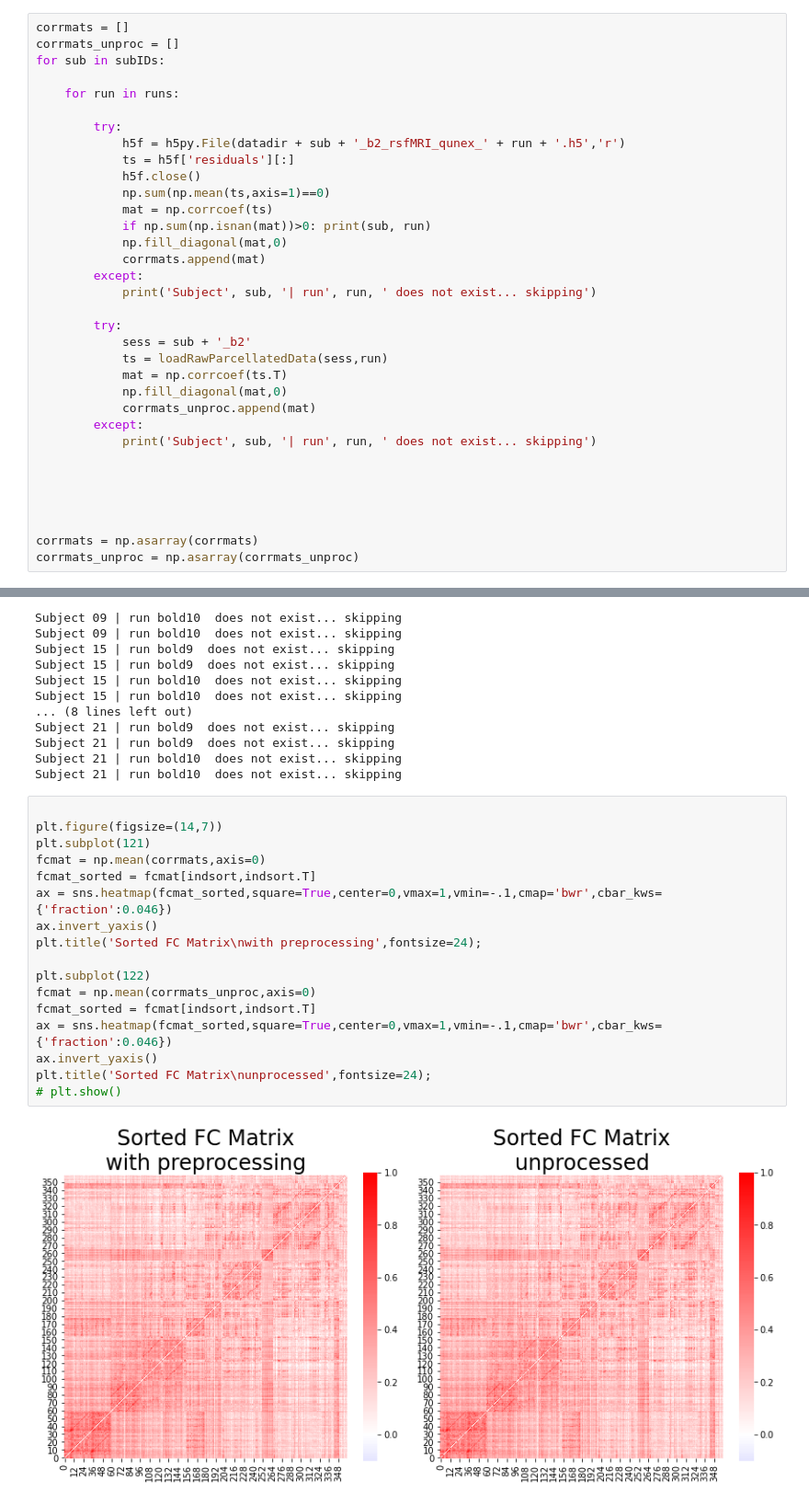
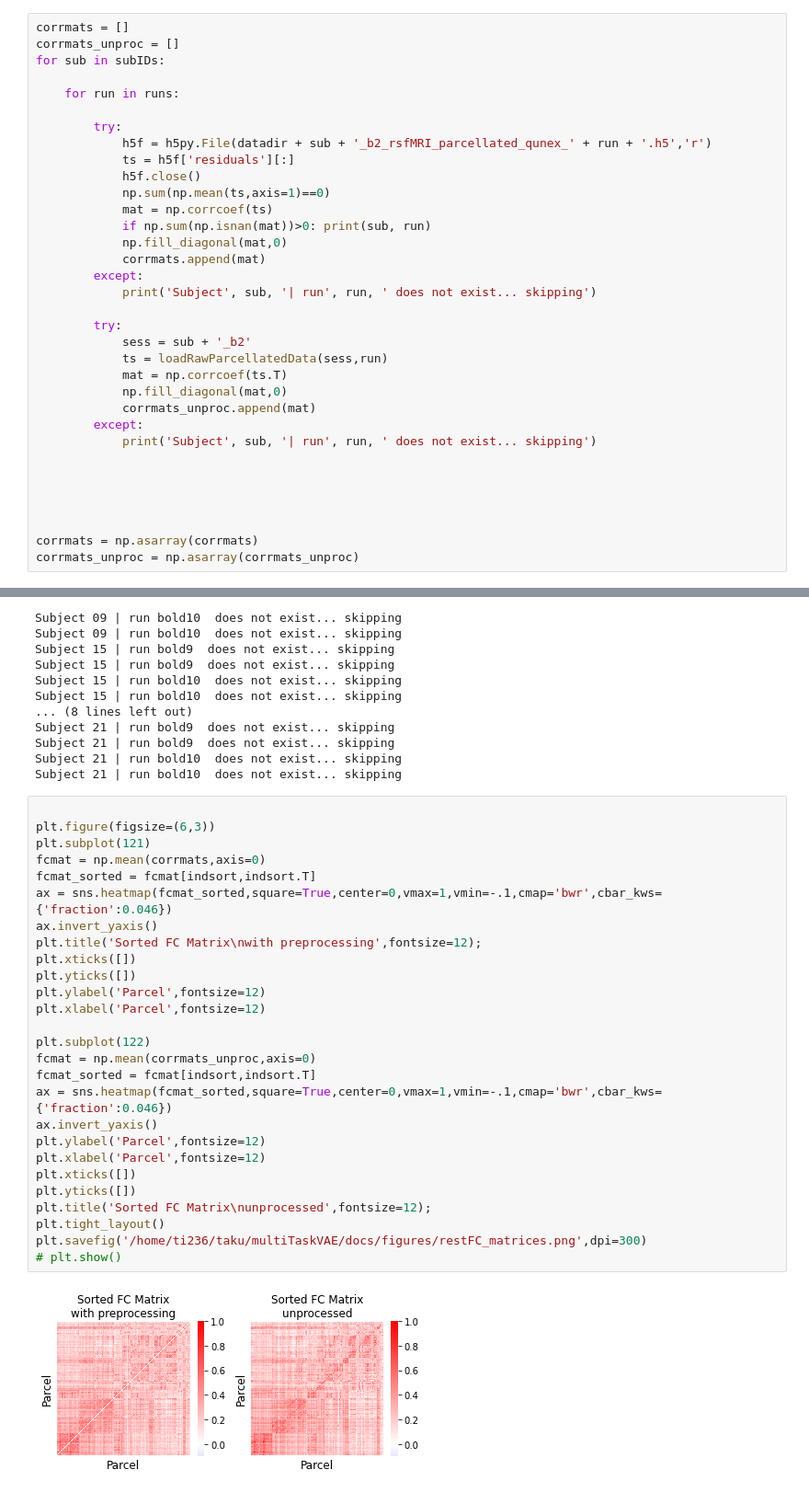
Before and after one commit to ito-takuya/mdtb_data, a Jupyter notebook: scripts/rsfc_validation.ipynb, the cells around one changed output, grey strips where cells are left out. Shown at 92% size. Cells and saved outputs as stored; diff of their text form.

```diff
--- a/scripts/rsfc_validation.ipynb
+++ b/scripts/rsfc_validation.ipynb
@@ -44,7 +44,7 @@ for sub in subIDs:
     for run in runs:
 
         try:
-            h5f = h5py.File(datadir + sub + '_b2_rsfMRI_qunex_' + run + '.h5','r')
+            h5f = h5py.File(datadir + sub + '_b2_rsfMRI_parcellated_qunex_' + run + '.h5','r')
             ts = h5f['residuals'][:]
             h5f.close()
             np.sum(np.mean(ts,axis=1)==0)
@@ -93,20 +93,30 @@ Subject 21 | run bold10  does not exist... skipping
 Subject 21 | run bold10  does not exist... skipping
 # %%
 
-plt.figure(figsize=(14,7))
+plt.figure(figsize=(6,3))
 plt.subplot(121)
 fcmat = np.mean(corrmats,axis=0)
 fcmat_sorted = fcmat[indsort,indsort.T]
 ax = sns.heatmap(fcmat_sorted,square=True,center=0,vmax=1,vmin=-.1,cmap='bwr',cbar_kws={'fraction':0.046})
 ax.invert_yaxis()
-plt.title('Sorted FC Matrix\nwith preprocessing',fontsize=24);
+plt.title('Sorted FC Matrix\nwith preprocessing',fontsize=12);
+plt.xticks([])
+plt.yticks([])
+plt.ylabel('Parcel',fontsize=12)
+plt.xlabel('Parcel',fontsize=12)
 
 plt.subplot(122)
 fcmat = np.mean(corrmats_unproc,axis=0)
 fcmat_sorted = fcmat[indsort,indsort.T]
 ax = sns.heatmap(fcmat_sorted,square=True,center=0,vmax=1,vmin=-.1,cmap='bwr',cbar_kws={'fraction':0.046})
 ax.invert_yaxis()
-plt.title('Sorted FC Matrix\nunprocessed',fontsize=24);
+plt.ylabel('Parcel',fontsize=12)
+plt.xlabel('Parcel',fontsize=12)
+plt.xticks([])
+plt.yticks([])
+plt.title('Sorted FC Matrix\nunprocessed',fontsize=12);
+plt.tight_layout()
+plt.savefig('/home/ti236/taku/multiTaskVAE/docs/figures/restFC_matrices.png',dpi=300)
 # plt.show()
 # %% [output]
-[figure, old version]
+[figure, new version]
```
Also changed, not shown: parts of 1 cell of this notebook, 2 other files.
